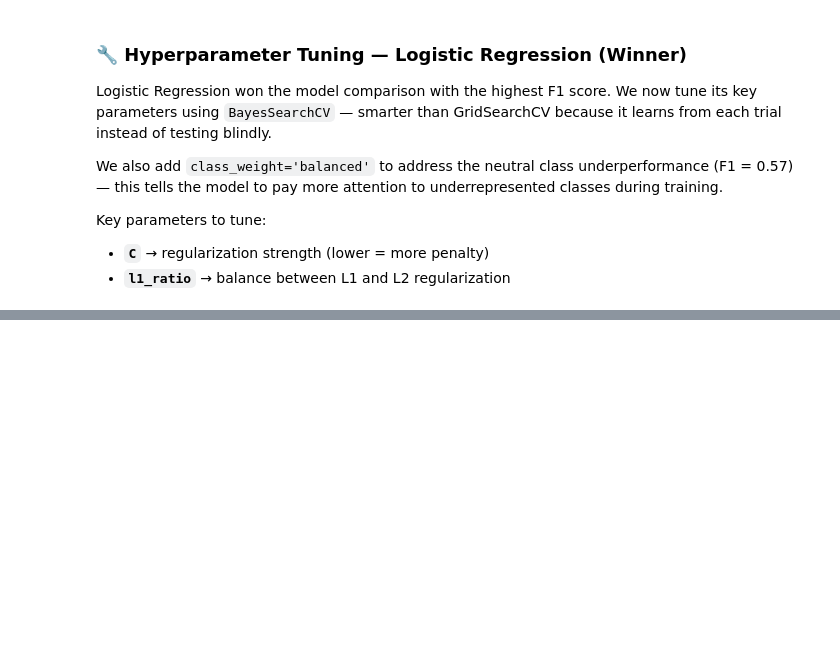
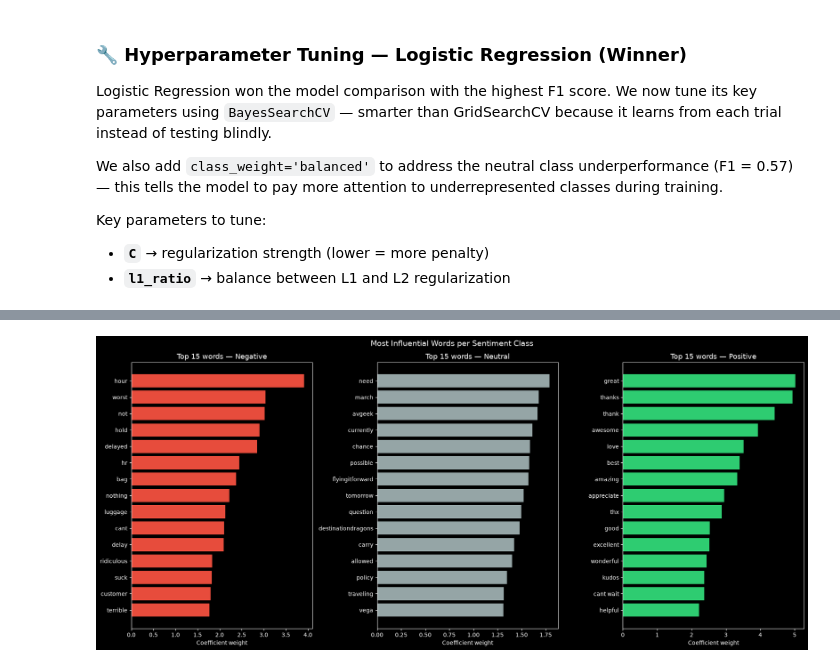
Before and after one commit to MaykInvest/Sentiment_Analysis_Airline, a Jupyter notebook: project.ipynb, the cells around one changed output, grey strips where cells are left out. Cells and saved outputs as stored; diff of their text form; code cells hidden in the pictures; blank space fills up the shorter version.

Commit message:
FEAT: improve the hyperparameter, add the report metrics and Feature importance

```diff
--- a/project.ipynb
+++ b/project.ipynb
@@ -1187,0 +1184,7 @@ print(f"✅ Best F1     : {bayes_search.best_score_:.4f}")
+# %%
+# report the classification metrics for the tuned model
+best_model = grid_search.best_estimator_
+
+y_pred_tuned = cross_val_predict(best_model, X_train, y_train, cv=cv)
+print(classification_report(y_train, y_pred_tuned,
+      target_names=['negative', 'neutral', 'positive']))
@@ -1187,0 +1214,45 @@ print(f"✅ Best F1     : {bayes_search.best_score_:.4f}")
+# %%
+# ============================================================
+# 🔍 FEATURE IMPORTANCE — TOP WORDS PER SENTIMENT
+# ============================================================
+
+# Extract the fitted components from the best pipeline
+fitted_preprocessor = best_model.named_steps['preprocessor']
+fitted_tfidf        = fitted_preprocessor.named_transformers_['text'].named_steps['tfidf']
+fitted_lr           = best_model.named_steps['model']
+
+# Get feature names
+tfidf_features = fitted_tfidf.get_feature_names_out()
+ohe_features   = fitted_preprocessor.named_transformers_['cat']\
+                    .named_steps['onehot'].get_feature_names_out(['airline'])
+num_features   = np.array(['retweet_count', 'tweet_length'])
+
+all_features = np.concatenate([tfidf_features, num_features, ohe_features])
+
+# Get coefficients for each class
+classes    = fitted_lr.classes_
+n_top      = 15
+fig, axes  = plt.subplots(1, 3, figsize=(18, 8))
+
+colors = {
+    'negative': '#E74C3C',
+    'neutral' : '#95A5A6',
+    'positive': '#2ECC71'
+}
+
+for idx, (cls, ax) in enumerate(zip(classes, axes)):
+    coefs     = fitted_lr.coef_[idx]
+    top_idx   = np.argsort(coefs)[-n_top:]
+    top_words = all_features[top_idx]
+    top_coefs = coefs[top_idx]
+
+    ax.barh(top_words, top_coefs, color=colors[cls], edgecolor='none')
+    ax.set_title(f'Top {n_top} words — {cls.capitalize()}', fontsize=13)
+    ax.set_xlabel('Coefficient weight')
+    ax.axvline(x=0, color='white', linewidth=0.5)
+
+plt.suptitle('Most Influential Words per Sentiment Class', fontsize=14)
+plt.tight_layout()
+plt.show()
+# %% [output]
+[figure, added]
```
Also changed, not shown: parts of 7 cells of this notebook.
